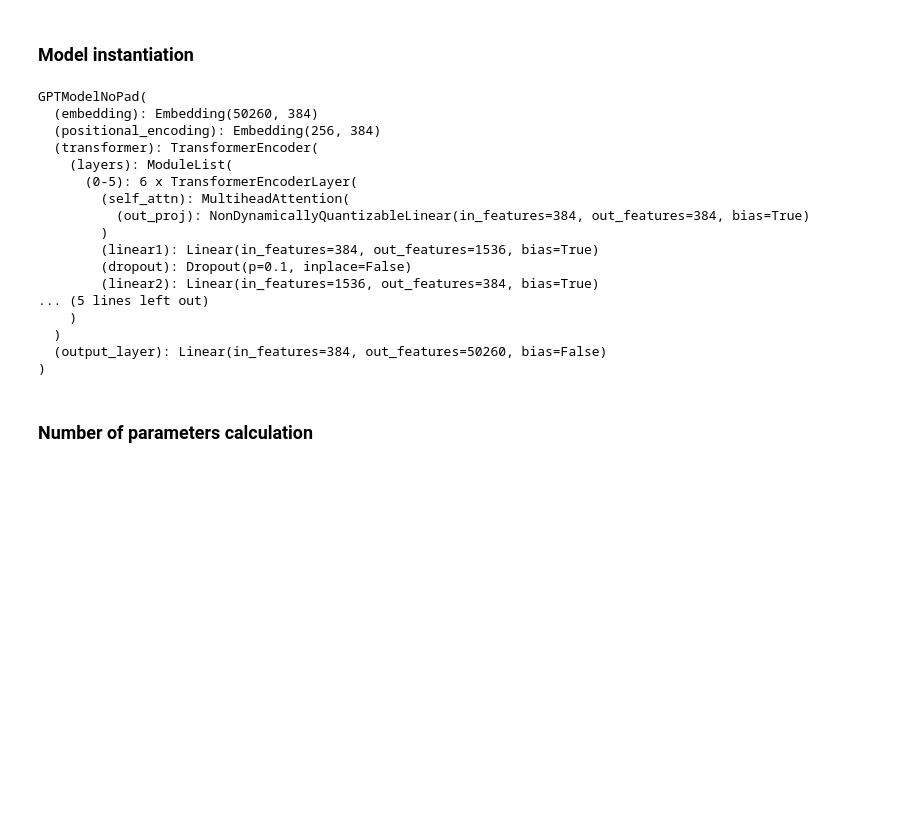
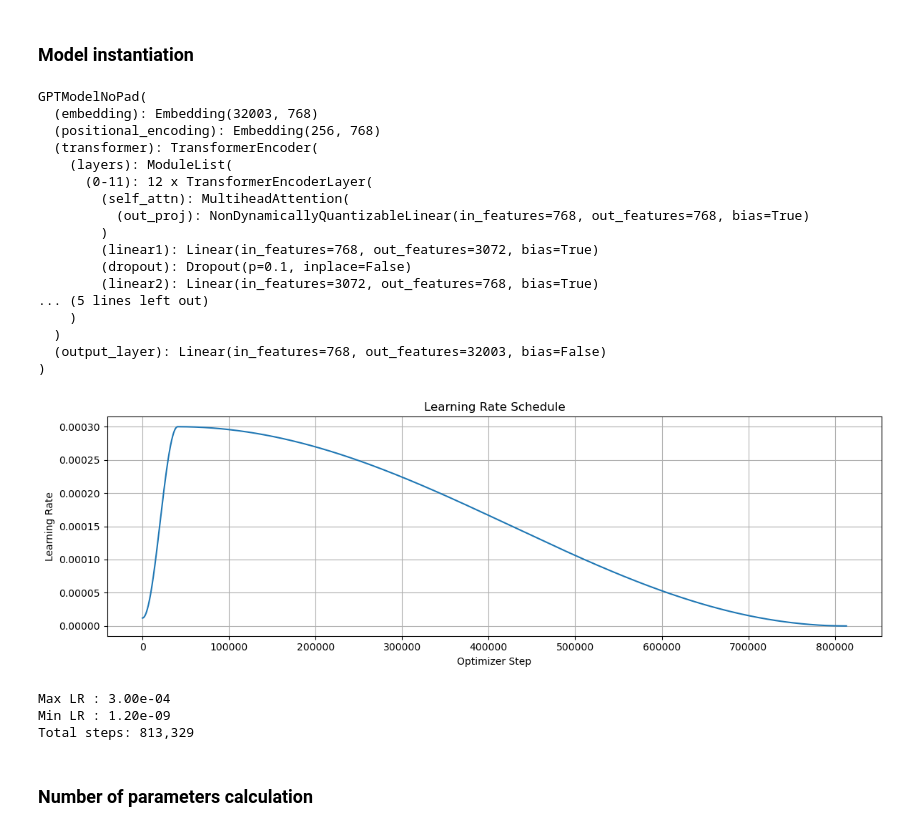
Before and after one commit to rantaluca/from_scratch_llm, a Jupyter notebook: train.ipynb, the cells around one changed output. Cells and saved outputs as stored; diff of their text form; code cells hidden in the pictures; blank space fills up the shorter version.

Commit message:
fix scheduler, bump model to 109M params, switch to mistral tokenizer (32k vocab), add tensorboard

```diff
--- a/train.ipynb
+++ b/train.ipynb
@@ -430,12 +453,13 @@ This is the configuration for the GPT model i am going to train. It is a smaller
 - Number of layers: 6
 # %%
 GPT_CONFIG = {
-    "vocab_size": 50260,
-    "context_length": 256, # max i could fit on my gpu
-    "emb_dim": 384,
-    "number_heads": 6,
-    "number_layers": 6,
-    "drop_rate": 0.1,
+    "vocab_size"        : VOCAB_SIZE,  # 32003
+    "context_length"    : 256,
+    "emb_dim"           : 768,
+    "number_heads"      : 12,
+    "number_layers"     : 12,
+    "drop_rate"         : 0.1,
+    "accumulation_steps": 4,
 }
 # %% [markdown]
 ##### Test of a entry from dataloader
@@ -468,0 +495,21 @@ print(batch)
+# %%
+import matplotlib.pyplot as plt
+
+def plot_scheduler(optimizer, scheduler, total_steps):
+    lrs = []
+    for _ in range(total_steps):
+        lrs.append(optimizer.param_groups[0]['lr'])
+        scheduler.step()
+
+    plt.figure(figsize=(12, 4))
+    plt.plot(lrs)
+    plt.title("Learning Rate Schedule")
+    plt.xlabel("Optimizer Step")
+    plt.ylabel("Learning Rate")
+    plt.grid(True)
+    plt.tight_layout()
+    plt.show()
+
+    print(f"Max LR : {max(lrs):.2e}")
+    print(f"Min LR : {min(lrs):.2e}")
+    print(f"Total steps: {total_steps:,}")
@@ -613,26 +724,44 @@ model = GPTModelNoPad(GPT_CONFIG).to(device)
 print(model)
 
 optimizer = torch.optim.AdamW(model.parameters(), lr=3e-4)
-scheduler = torch.optim.lr_scheduler.LinearLR(optimizer, start_factor=1.0, end_factor=0.1, total_iters=10000) # Linear learning rate scheduler
+
+scheduler = torch.optim.lr_scheduler.OneCycleLR(
+    optimizer,
+    max_lr=3e-4,         # peak LR
+    total_steps=estimated_steps,
+    pct_start=0.05       # warmup
+)
 scaler = torch.cuda.amp.GradScaler()  # Gradient scaler for mixed precision
 # %% [output]
 GPTModelNoPad(
-  (embedding): Embedding(50260, 384)
-  (positional_encoding): Embedding(256, 384)
+  (embedding): Embedding(32003, 768)
+  (positional_encoding): Embedding(256, 768)
   (transformer): TransformerEncoder(
     (layers): ModuleList(
-      (0-5): 6 x TransformerEncoderLayer(
+      (0-11): 12 x TransformerEncoderLayer(
         (self_attn): MultiheadAttention(
-          (out_proj): NonDynamicallyQuantizableLinear(in_features=384, out_features=384, bias=True)
+          (out_proj): NonDynamicallyQuantizableLinear(in_features=768, out_features=768, bias=True)
         )
-        (linear1): Linear(in_features=384, out_features=1536, bias=True)
+        (linear1): Linear(in_features=768, out_features=3072, bias=True)
         (dropout): Dropout(p=0.1, inplace=False)
-        (linear2): Linear(in_features=1536, out_features=384, bias=True)
+        (linear2): Linear(in_features=3072, out_features=768, bias=True)
 ... (5 lines left out)
     )
   )
-  (output_layer): Linear(in_features=384, out_features=50260, bias=False)
+  (output_layer): Linear(in_features=768, out_features=32003, bias=False)
 )
+# %%
+temp_optimizer = torch.optim.AdamW(model.parameters(), lr=3e-4)
+temp_scheduler = torch.optim.lr_scheduler.OneCycleLR(
+    temp_optimizer, max_lr=3e-4,
+    total_steps=estimated_steps, pct_start=0.05
+)
+plot_scheduler(temp_optimizer, temp_scheduler, total_steps=estimated_steps)
+# %% [output]
+[figure, added]
+Max LR : 3.00e-04
+Min LR : 1.20e-09
+Total steps: 813,329
 # %% [markdown]
 ### Number of parameters calculation
 # %%
```
Also changed, not shown: parts of 21 cells of this notebook, 8 other files.
